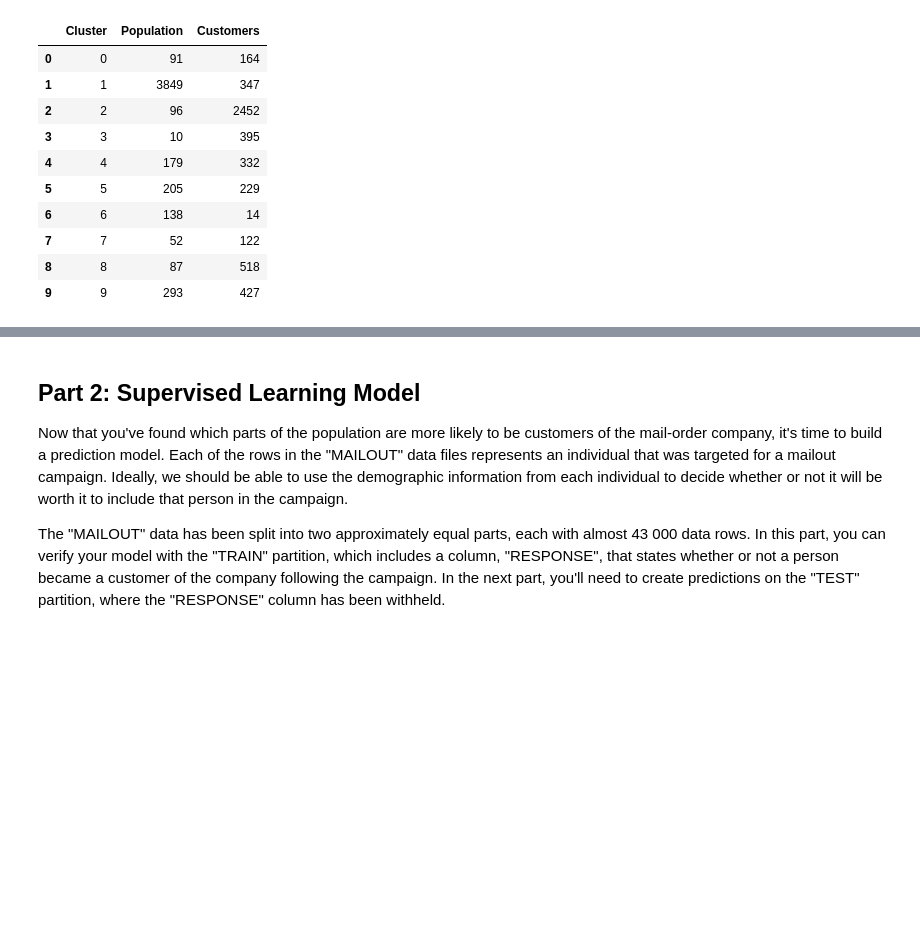
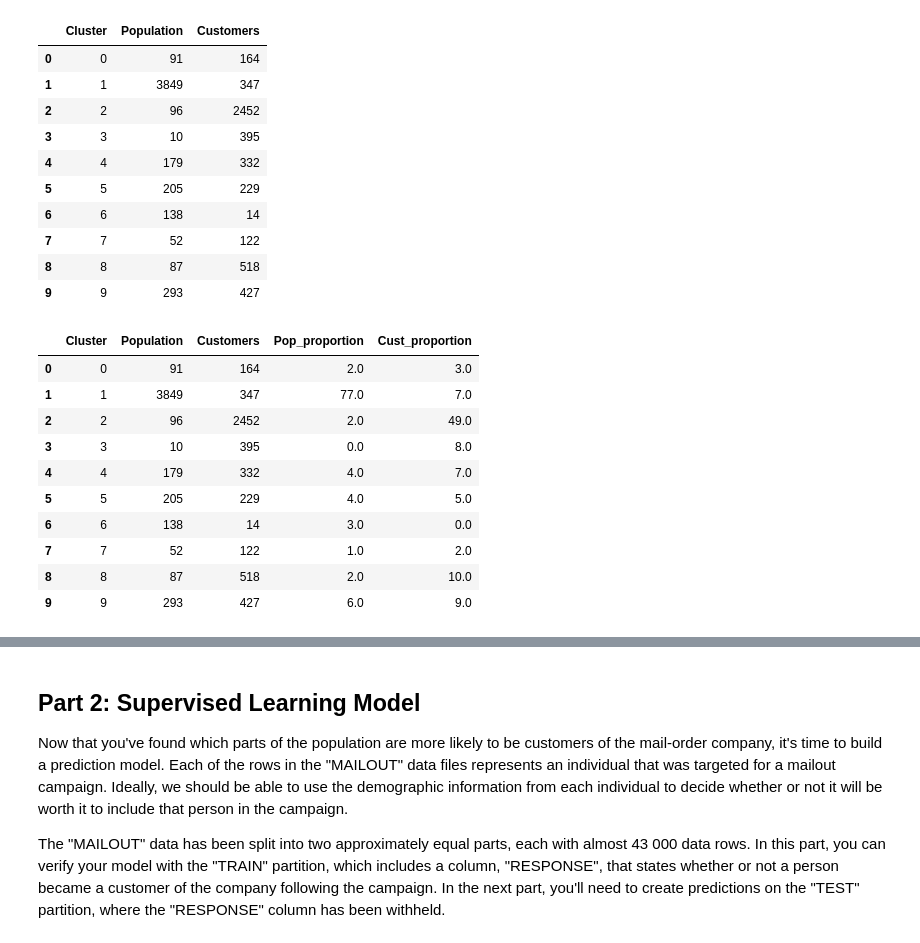
Before and after one commit to Joykareko/AWS-Udacity-Capstone-Project, a Jupyter notebook: Arvato_Project_Workbook.ipynb, the cells around one changed output, grey strips where cells are left out. Saved outputs shown, nothing was run; the diff lists cells and outputs as text; code cells hidden in the pictures; blank space fills up the shorter version.

```diff
--- a/Arvato_Project_Workbook.ipynb
+++ b/Arvato_Project_Workbook.ipynb
@@ -655,0 +659,14 @@ cluster_info
+# %%
+cluster_info
+# %% [output]
+|  | Cluster | Population | Customers | Pop_proportion | Cust_proportion |
+| 0 | 0 | 91 | 164 | 2.0 | 3.0 |
+| 1 | 1 | 3849 | 347 | 77.0 | 7.0 |
+| 2 | 2 | 96 | 2452 | 2.0 | 49.0 |
+| 3 | 3 | 10 | 395 | 0.0 | 8.0 |
+| 4 | 4 | 179 | 332 | 4.0 | 7.0 |
+| 5 | 5 | 205 | 229 | 4.0 | 5.0 |
+| 6 | 6 | 138 | 14 | 3.0 | 0.0 |
+| 7 | 7 | 52 | 122 | 1.0 | 2.0 |
+| 8 | 8 | 87 | 518 | 2.0 | 10.0 |
+| 9 | 9 | 293 | 427 | 6.0 | 9.0 |
```
Also changed, not shown: parts of 3 cells of this notebook.
